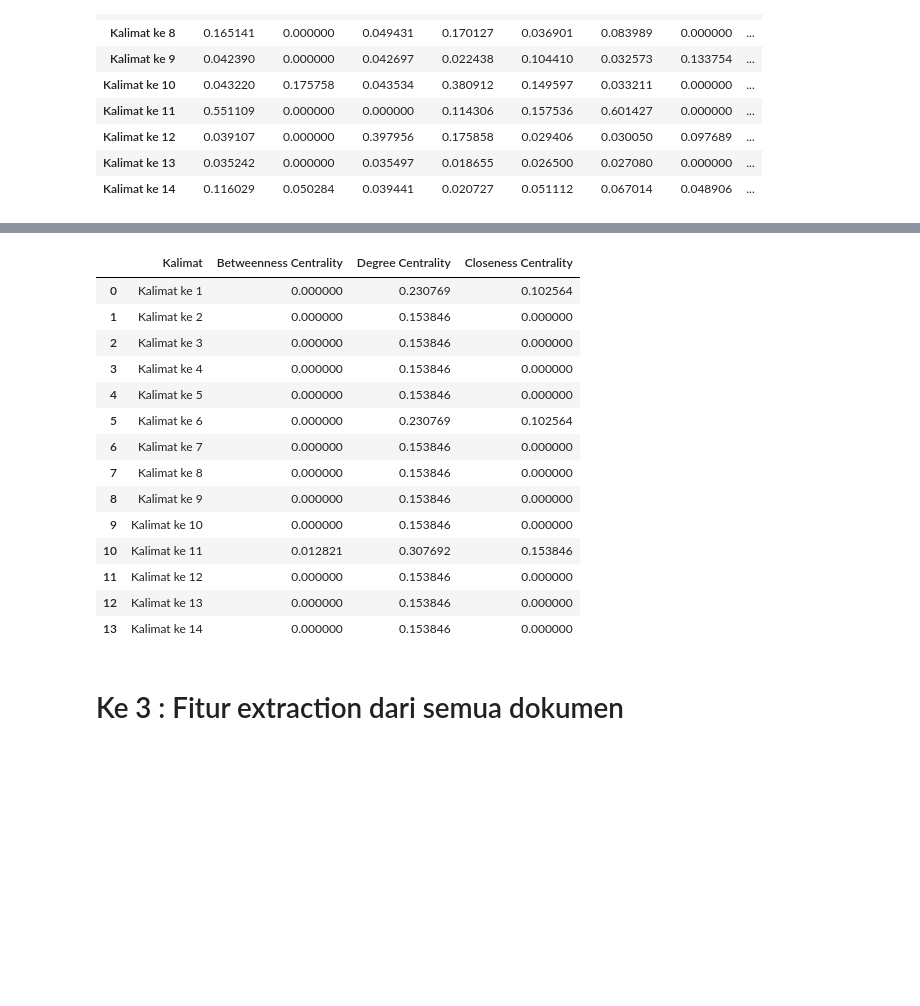
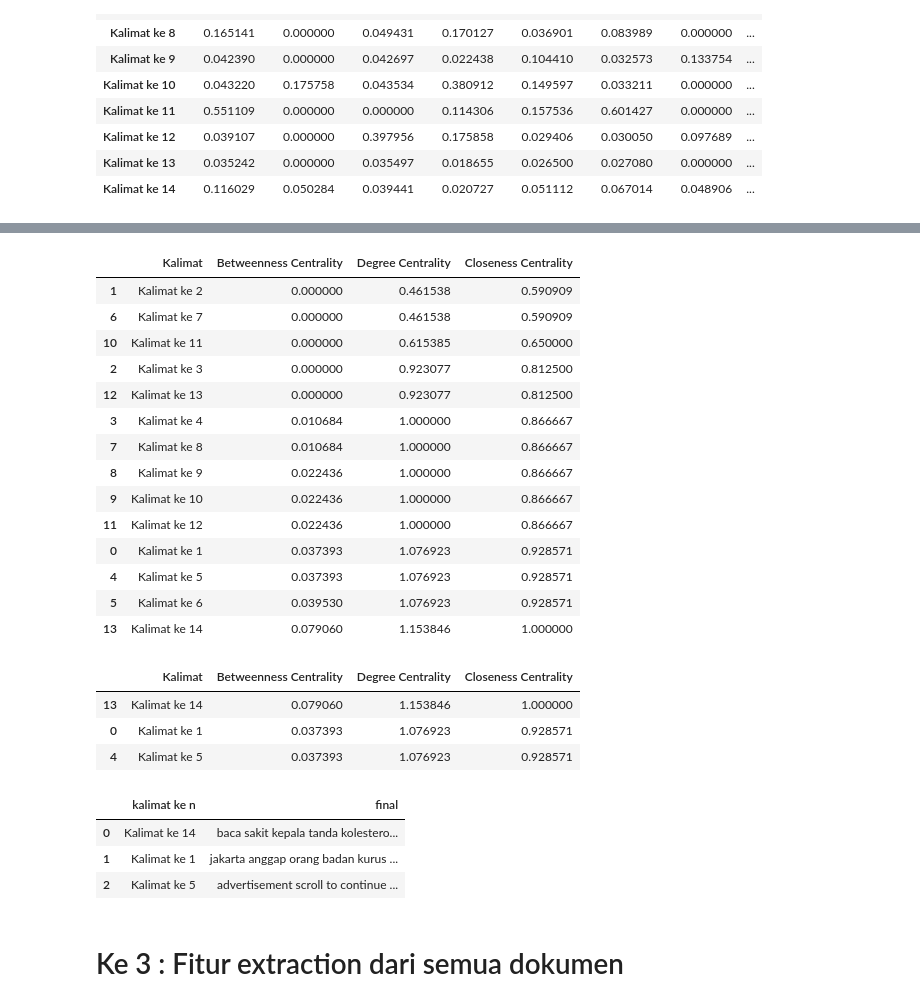
Before and after one commit to ArifHidaya12/PPW-A, a Jupyter notebook: _sources/tugas-ppw/Tugas 4.ipynb, the cells around one changed output, grey strips where cells are left out. Saved outputs shown, nothing was run; the diff lists cells and outputs as text; code cells hidden in the pictures; blank space fills up the shorter version.

```diff
--- a/_sources/tugas-ppw/Tugas 4.ipynb
+++ b/_sources/tugas-ppw/Tugas 4.ipynb
@@ -204,7 +204,7 @@ import pandas as pd
 import io
 
 # Membaca file CSV yang diunggah dan menyimpannya ke dalam DataFrame dengan variabel df_trans
-df = pd.read_csv(io.BytesIO(uploaded_preprosessing['data 1 berita (1).csv']))
+df = pd.read_csv(io.BytesIO(uploaded_preprosessing['data 1 berita.csv']))
 df.head(5) # Menampilkan 5 baris pertama dari DataFrame
 # %% [output]
 |  | judul | tanggal | isi | kategori | cleaned_text | norm_text | token_text | swremove_text | clean_text |
@@ -419,7 +419,7 @@ cosine_sim_df
 | Kalimat ke 14 | 0.116029 | 0.050284 | 0.039441 | 0.020727 | 0.051112 | 0.067014 | 0.048906 | ... |
 # %%
 # Tetapkan ambang batas (threshold) 0.7
-threshold = 0.5
+threshold = 0.01
 
 # Buat matriks adjacency: jika cosine similarity >= 0.5, maka 1; jika tidak, maka 0
 adjacency_matrix = np.where(cosine_sim >= threshold, 1, 0)
@@ -467,39 +467,63 @@ plt.show()
 # %%
 # Menghitung betweenness centrality
 betweenness_centrality = nx.betweenness_centrality(G)
 
 # Menghitung degree centrality
 degree_centrality = nx.degree_centrality(G)
 
 # Menghitung closeness centrality
 closeness_centrality = nx.closeness_centrality(G)
 
 # Buat dataframe untuk menampilkan hasil centrality
 centrality_df = pd.DataFrame({
     'Kalimat': list(betweenness_centrality.keys()),
     'Betweenness Centrality': list(betweenness_centrality.values()),
     'Degree Centrality': list(degree_centrality.values()),
     'Closeness Centrality': list(closeness_centrality.values())
 })
 
 # Tampilkan dataframe centrality
-centrality_df
+urutan= centrality_df.sort_values(by=['Degree Centrality'])
+urutan
 # %% [output]
 |  | Kalimat | Betweenness Centrality | Degree Centrality | Closeness Centrality |
-| 0 | Kalimat ke 1 | 0.000000 | 0.230769 | 0.102564 |
-| 1 | Kalimat ke 2 | 0.000000 | 0.153846 | 0.000000 |
-| 2 | Kalimat ke 3 | 0.000000 | 0.153846 | 0.000000 |
-| 3 | Kalimat ke 4 | 0.000000 | 0.153846 | 0.000000 |
-| 4 | Kalimat ke 5 | 0.000000 | 0.153846 | 0.000000 |
-| 5 | Kalimat ke 6 | 0.000000 | 0.230769 | 0.102564 |
-| 6 | Kalimat ke 7 | 0.000000 | 0.153846 | 0.000000 |
-| 7 | Kalimat ke 8 | 0.000000 | 0.153846 | 0.000000 |
-| 8 | Kalimat ke 9 | 0.000000 | 0.153846 | 0.000000 |
-| 9 | Kalimat ke 10 | 0.000000 | 0.153846 | 0.000000 |
-| 10 | Kalimat ke 11 | 0.012821 | 0.307692 | 0.153846 |
-| 11 | Kalimat ke 12 | 0.000000 | 0.153846 | 0.000000 |
-| 12 | Kalimat ke 13 | 0.000000 | 0.153846 | 0.000000 |
-| 13 | Kalimat ke 14 | 0.000000 | 0.153846 | 0.000000 |
+| 1 | Kalimat ke 2 | 0.000000 | 0.461538 | 0.590909 |
+| 6 | Kalimat ke 7 | 0.000000 | 0.461538 | 0.590909 |
+| 10 | Kalimat ke 11 | 0.000000 | 0.615385 | 0.650000 |
+| 2 | Kalimat ke 3 | 0.000000 | 0.923077 | 0.812500 |
+| 12 | Kalimat ke 13 | 0.000000 | 0.923077 | 0.812500 |
+| 3 | Kalimat ke 4 | 0.010684 | 1.000000 | 0.866667 |
+| 7 | Kalimat ke 8 | 0.010684 | 1.000000 | 0.866667 |
+| 8 | Kalimat ke 9 | 0.022436 | 1.000000 | 0.866667 |
+| 9 | Kalimat ke 10 | 0.022436 | 1.000000 | 0.866667 |
+| 11 | Kalimat ke 12 | 0.022436 | 1.000000 | 0.866667 |
+| 0 | Kalimat ke 1 | 0.037393 | 1.076923 | 0.928571 |
+| 4 | Kalimat ke 5 | 0.037393 | 1.076923 | 0.928571 |
+| 5 | Kalimat ke 6 | 0.039530 | 1.076923 | 0.928571 |
+| 13 | Kalimat ke 14 | 0.079060 | 1.153846 | 1.000000 |
+# %%
+# Tampilkan 3 nilai Degree Centrality terbesar
+top_3_degree = centrality_df.nlargest(3, 'Degree Centrality')
+top_3_degree
+# %% [output]
+|  | Kalimat | Betweenness Centrality | Degree Centrality | Closeness Centrality |
+| 13 | Kalimat ke 14 | 0.079060 | 1.153846 | 1.000000 |
+| 0 | Kalimat ke 1 | 0.037393 | 1.076923 | 0.928571 |
+| 4 | Kalimat ke 5 | 0.037393 | 1.076923 | 0.928571 |
+# %%
+# Ambil top 3 kalimat berdasarkan Degree Centrality
+top_3_kalimat = top_3_degree['Kalimat']
+
+# Lakukan merge berdasarkan kalimat untuk mendapatkan kolom 'final'
+top_3_final_df = pd.merge(top_3_degree[['Kalimat']], result_df, left_on='Kalimat', right_on='kalimat ke n')
+
+# Tampilkan hasil
+top_3_final_df[['kalimat ke n', 'final']]
+# %% [output]
+|  | kalimat ke n | final |
+| 0 | Kalimat ke 14 | baca sakit kepala tanda kolestero... |
+| 1 | Kalimat ke 1 | jakarta anggap orang badan kurus ... |
+| 2 | Kalimat ke 5 | advertisement scroll to continue ... |
 # %% [markdown]
 # Ke 3 : Fitur extraction dari semua dokumen
 # %%
```
Also changed, not shown: parts of 4 cells of this notebook, 42 other files.
